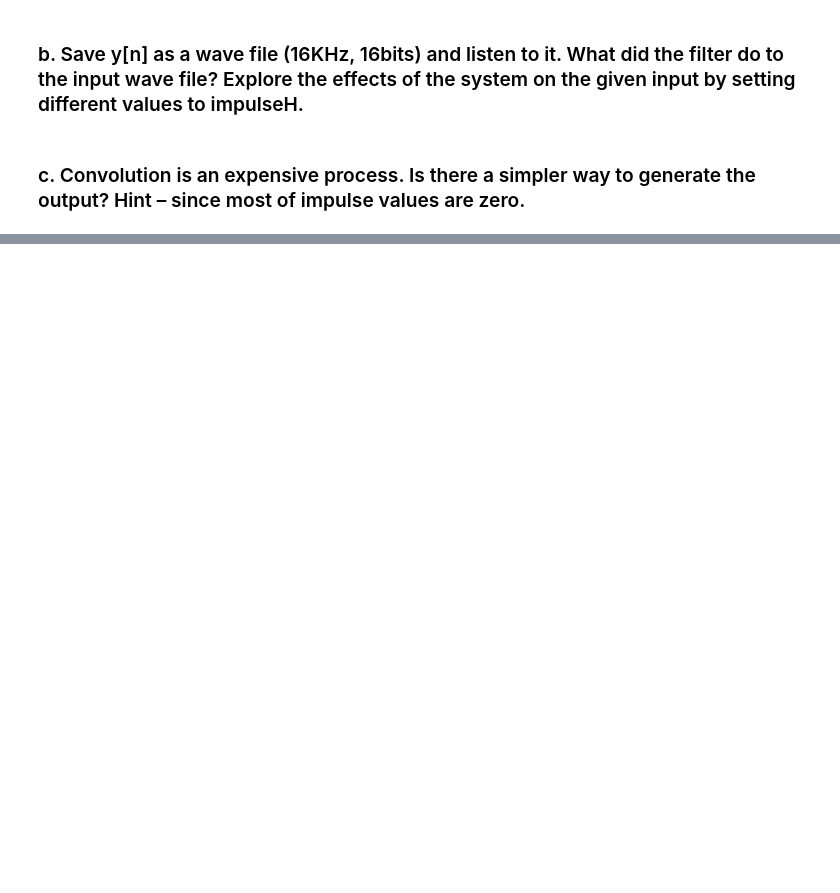
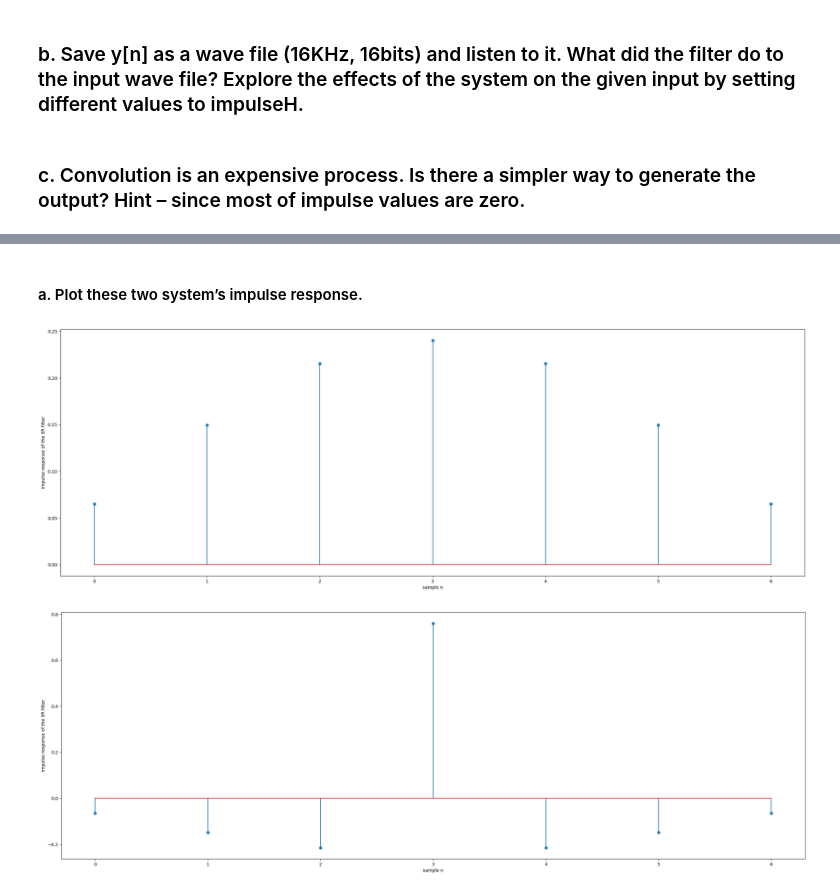
Before and after one commit to Chockaaa/CE3007-Digital-Signal-Processing-Lab, a Jupyter notebook: Lab2_Manual/Lab2_Example/Lab2Answers.ipynb, the cells around one changed output, grey strips where cells are left out. Drawn from its saved outputs; the diff is of its cells as text; code cells hidden in the pictures; blank space fills up the shorter version.

```diff
--- a/Lab2_Manual/Lab2_Example/Lab2Answers.ipynb
+++ b/Lab2_Manual/Lab2_Example/Lab2Answers.ipynb
@@ -167,0 +231,20 @@ plt.show()
+# %%
+h1_n = [0.06523, 0.14936,0.21529,0.2402,0.21529,0.14936,0.06523]
+
+h2_n = [-0.06523, -0.14936,-0.21529,0.7598,-0.21529,-0.14936,-0.06523]
+# %% [markdown]
+#### a. Plot these two system’s impulse response.
+# %%
+def plotimpulseResponse(impulseH):
+    n = np.arange(0,len(impulseH),1)
+
+    plt.figure(figsize=(30,10))
+    plt.stem(impulseH,use_line_collection=True)
+    plt.ylabel('impulse response of the IIR filter')
+    plt.xlabel('sample n')
+# %%
+plotimpulseResponse(h1_n)
+plotimpulseResponse(h2_n)
+# %% [output]
+[figure, added]
+[figure, added]
```
Also changed, not shown: parts of 24 cells of this notebook, 1 other file.
